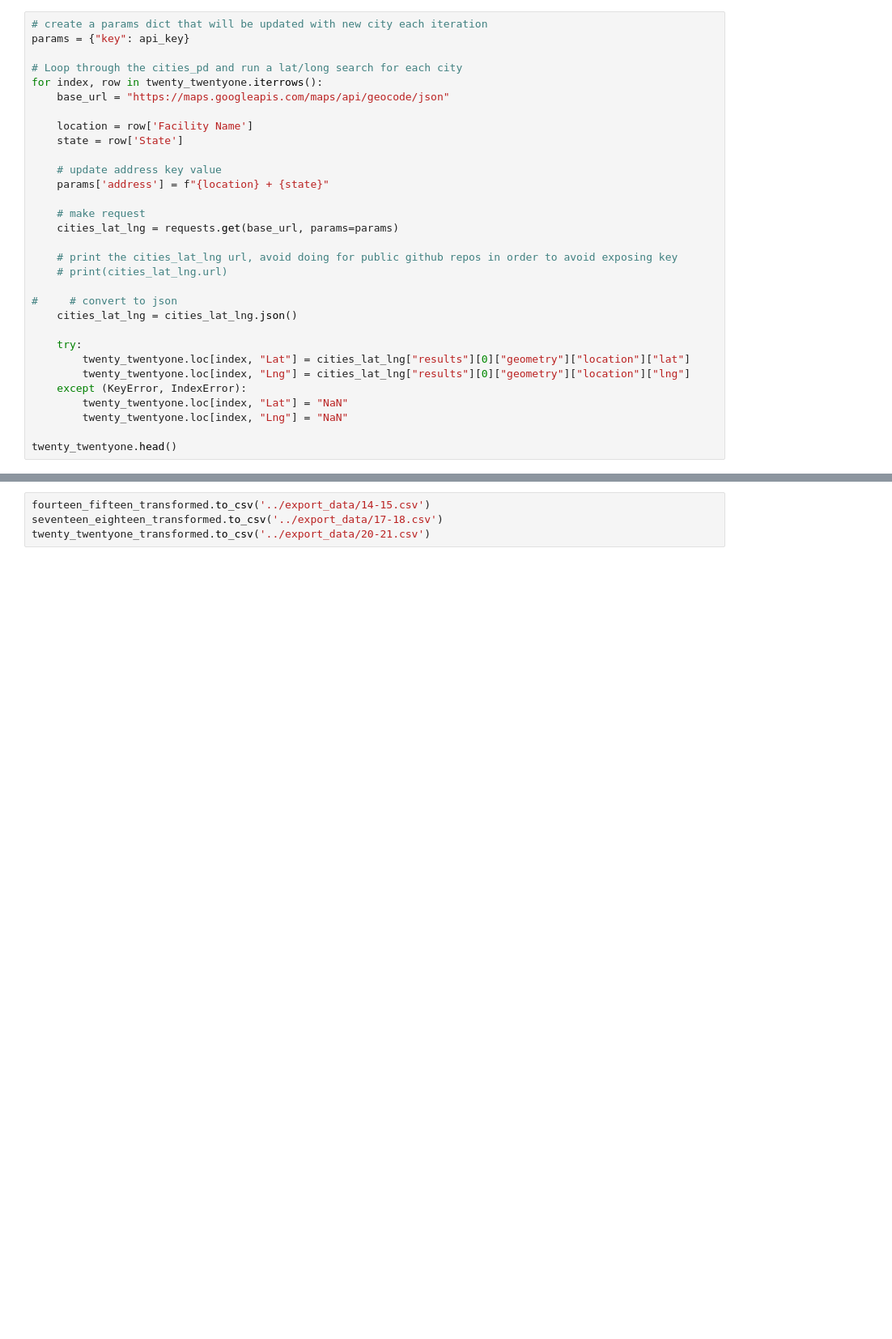
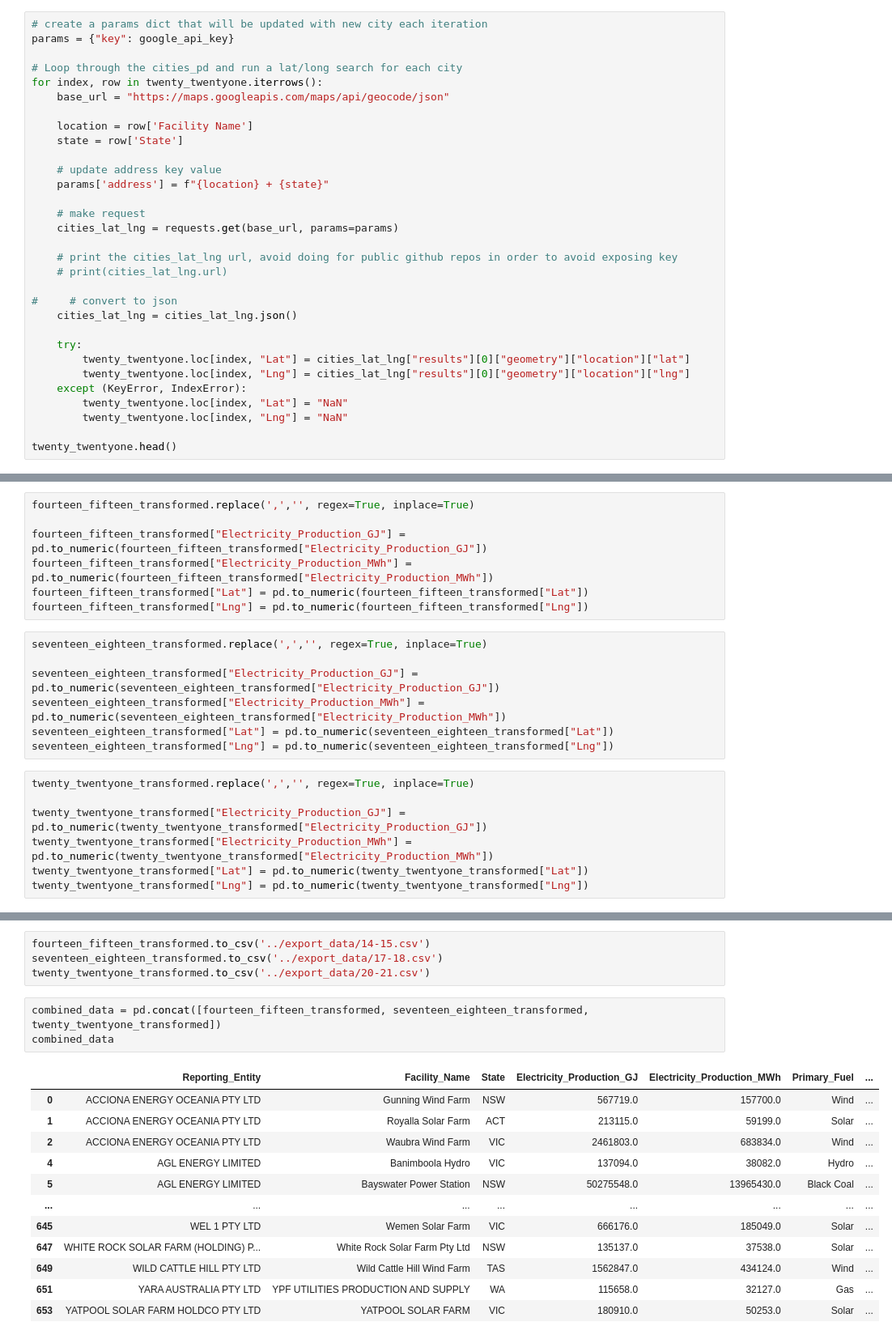
Before and after one commit to Carly-Jane/Australian_Energy_Insights, a Jupyter notebook: notebooks/coordinates_api_call.ipynb, the cells around one changed output, grey strips where cells are left out. Shown: that part at 81% size. Saved outputs shown, nothing was run; the diff lists cells and outputs as text; blank space fills up the shorter version.

```diff
--- a/notebooks/coordinates_api_call.ipynb
+++ b/notebooks/coordinates_api_call.ipynb
@@ -105,6 +119,6 @@ seventeen_eighteen_pd.head()
 # %%
 # create a params dict that will be updated with new city each iteration
-params = {"key": api_key}
+params = {"key": google_api_key}
 
 # Loop through the cities_pd and run a lat/long search for each city
 for index, row in twenty_twentyone.iterrows():
@@ -174,3 +195,24 @@ Drop the index
 # fourteen_fifteen_transformed.drop(columns=['index'], inplace=True)
 # seventeen_eighteen_transformed.drop(columns=['index'], inplace=True)
 # twenty_twentyone_transformed.drop(columns=['index'], inplace=True)
+# %%
+fourteen_fifteen_transformed.replace(',','', regex=True, inplace=True)
+
+fourteen_fifteen_transformed["Electricity_Production_GJ"] = pd.to_numeric(fourteen_fifteen_transformed["Electricity_Production_GJ"])
+fourteen_fifteen_transformed["Electricity_Production_MWh"] = pd.to_numeric(fourteen_fifteen_transformed["Electricity_Production_MWh"])
+fourteen_fifteen_transformed["Lat"] = pd.to_numeric(fourteen_fifteen_transformed["Lat"])
+fourteen_fifteen_transformed["Lng"] = pd.to_numeric(fourteen_fifteen_transformed["Lng"])
+# %%
+seventeen_eighteen_transformed.replace(',','', regex=True, inplace=True)
+
+seventeen_eighteen_transformed["Electricity_Production_GJ"] = pd.to_numeric(seventeen_eighteen_transformed["Electricity_Production_GJ"])
+seventeen_eighteen_transformed["Electricity_Production_MWh"] = pd.to_numeric(seventeen_eighteen_transformed["Electricity_Production_MWh"])
+seventeen_eighteen_transformed["Lat"] = pd.to_numeric(seventeen_eighteen_transformed["Lat"])
+seventeen_eighteen_transformed["Lng"] = pd.to_numeric(seventeen_eighteen_transformed["Lng"])
+# %%
+twenty_twentyone_transformed.replace(',','', regex=True, inplace=True)
+
+twenty_twentyone_transformed["Electricity_Production_GJ"] = pd.to_numeric(twenty_twentyone_transformed["Electricity_Production_GJ"])
+twenty_twentyone_transformed["Electricity_Production_MWh"] = pd.to_numeric(twenty_twentyone_transformed["Electricity_Production_MWh"])
+twenty_twentyone_transformed["Lat"] = pd.to_numeric(twenty_twentyone_transformed["Lat"])
+twenty_twentyone_transformed["Lng"] = pd.to_numeric(twenty_twentyone_transformed["Lng"])
@@ -180,3 +236,19 @@ Export data as CSV
 fourteen_fifteen_transformed.to_csv('../export_data/14-15.csv')
 seventeen_eighteen_transformed.to_csv('../export_data/17-18.csv')
 twenty_twentyone_transformed.to_csv('../export_data/20-21.csv')
+# %%
+combined_data = pd.concat([fourteen_fifteen_transformed, seventeen_eighteen_transformed, twenty_twentyone_transformed])
+combined_data
+# %% [output]
+|  | Reporting_Entity | Facility_Name | State | Electricity_Production_GJ | Electricity_Production_MWh | Primary_Fuel | ... |
+| 0 | ACCIONA ENERGY OCEANIA PTY LTD | Gunning Wind Farm | NSW | 567719.0 | 157700.0 | Wind | ... |
+| 1 | ACCIONA ENERGY OCEANIA PTY LTD | Royalla Solar Farm | ACT | 213115.0 | 59199.0 | Solar | ... |
+| 2 | ACCIONA ENERGY OCEANIA PTY LTD | Waubra Wind Farm | VIC | 2461803.0 | 683834.0 | Wind | ... |
+| 4 | AGL ENERGY LIMITED | Banimboola Hydro | VIC | 137094.0 | 38082.0 | Hydro | ... |
+| 5 | AGL ENERGY LIMITED | Bayswater Power Station | NSW | 50275548.0 | 13965430.0 | Black Coal | ... |
+| ... | ... | ... | ... | ... | ... | ... | ... |
+| 645 | WEL 1 PTY LTD | Wemen Solar Farm | VIC | 666176.0 | 185049.0 | Solar | ... |
+| 647 | WHITE ROCK SOLAR FARM (HOLDING) P... | White Rock Solar Farm Pty Ltd | NSW | 135137.0 | 37538.0 | Solar | ... |
+| 649 | WILD CATTLE HILL PTY LTD | Wild Cattle Hill Wind Farm | TAS | 1562847.0 | 434124.0 | Wind | ... |
+| 651 | YARA AUSTRALIA PTY LTD | YPF UTILITIES PRODUCTION AND SUPPLY | WA | 115658.0 | 32127.0 | Gas | ... |
+| 653 | YATPOOL SOLAR FARM HOLDCO PTY LTD | YATPOOL SOLAR FARM | VIC | 180910.0 | 50253.0 | Solar | ... |
```
Also changed, not shown: parts of 7 cells of this notebook, 10 other files.
